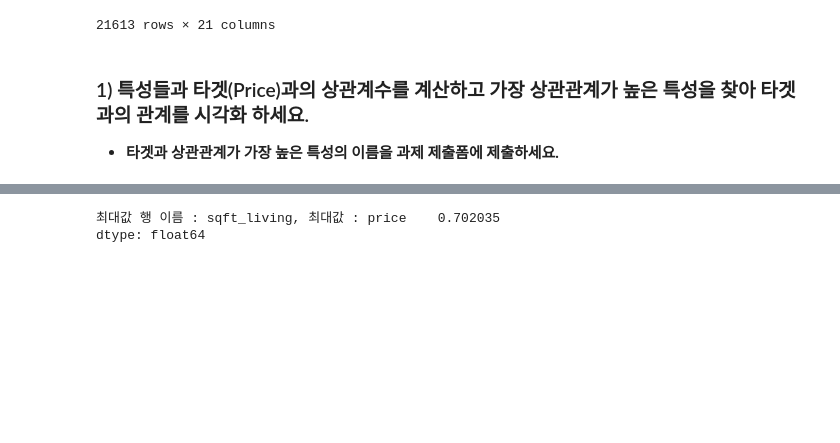
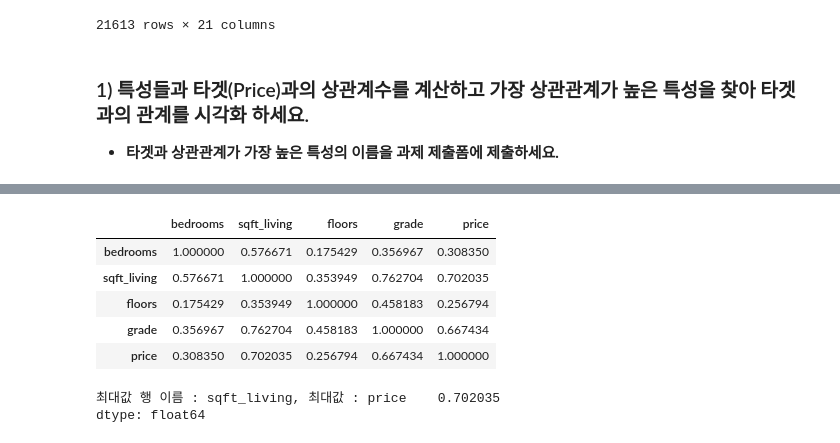
Before and after one commit to ms2288/n21x, a Jupyter notebook: n211-simple-regression/n211a-simple-regression.ipynb, the cells around one changed output, grey strips where cells are left out. Drawn from its saved outputs; the diff is of its cells as text; code cells hidden in the pictures; blank space fills up the shorter version.

```diff
--- a/n211-simple-regression/n211a-simple-regression.ipynb
+++ b/n211-simple-regression/n211a-simple-regression.ipynb
@@ -40,3 +40,6 @@ df
 - **타겟과 상관관계가 가장 높은 특성의 이름을 과제 제출폼에 제출하세요.**
 # %%
 import numpy as np
+# %%
+# 예시 : 방 개수, 주택 넓이, 층 수, 주택의 상태, 등급을 중요한 컬럼으로 생각해 보자.
+df_train = df[["bedrooms", "sqft_living", "floors", "grade", "price"]]
@@ -43,3 +55,13 @@ import numpy as np
+# %%
+# 상관계수 확인
+df_train.corr()
+# %% [output]
+|  | bedrooms | sqft_living | floors | grade | price |
+| bedrooms | 1.000000 | 0.576671 | 0.175429 | 0.356967 | 0.308350 |
+| sqft_living | 0.576671 | 1.000000 | 0.353949 | 0.762704 | 0.702035 |
+| floors | 0.175429 | 0.353949 | 1.000000 | 0.458183 | 0.256794 |
+| grade | 0.356967 | 0.762704 | 0.458183 | 1.000000 | 0.667434 |
+| price | 0.308350 | 0.702035 | 0.256794 | 0.667434 | 1.000000 |
 # %%
 corr=df.corr(method='pearson')#상관관계 계산
 corr=corr['price']
```
Also changed, not shown: parts of 17 cells of this notebook.
